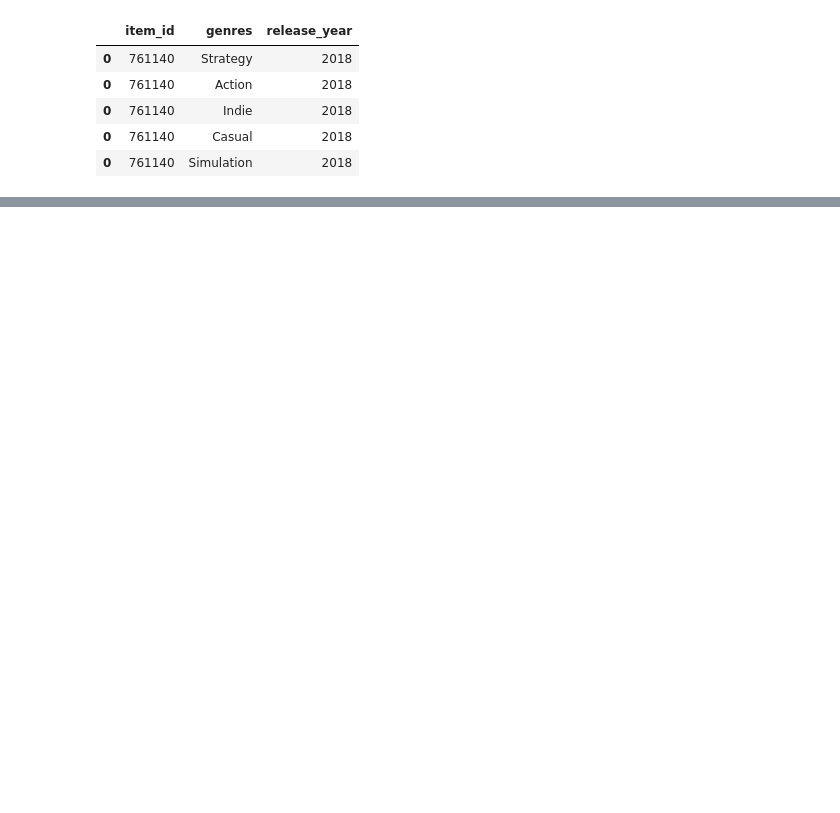
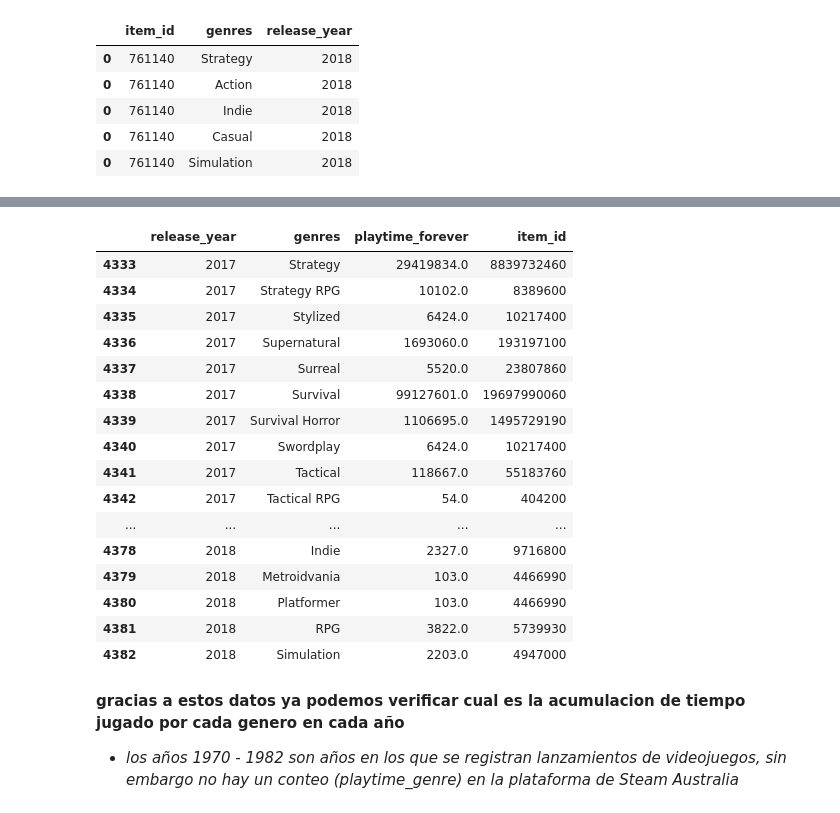
Before and after one commit to matiasbarriosled/PI1-MLOps, a Jupyter notebook: eda/EDA.ipynb, the cells around one changed output, grey strips where cells are left out. Cells and saved outputs as stored; diff of their text form; code cells hidden in the pictures; blank space fills up the shorter version.

```diff
--- a/eda/EDA.ipynb
+++ b/eda/EDA.ipynb
@@ -80,0 +86,4 @@ datos_games.head()
+# %%
+items_games = items_games[['release_year', 'genres', 'playtime_forever']]
+items_games = items_games.explode('genres').reset_index()
+items_games.head()
@@ -106,0 +175,23 @@ TypeError: bar() missing 1 required positional argument: 'height'
+# %%
+items_games.tail(50)
+# %% [output]
+|  | release_year | genres | playtime_forever | item_id |
+| 4333 | 2017 | Strategy | 29419834.0 | 8839732460 |
+| 4334 | 2017 | Strategy RPG | 10102.0 | 8389600 |
+| 4335 | 2017 | Stylized | 6424.0 | 10217400 |
+| 4336 | 2017 | Supernatural | 1693060.0 | 193197100 |
+| 4337 | 2017 | Surreal | 5520.0 | 23807860 |
+| 4338 | 2017 | Survival | 99127601.0 | 19697990060 |
+| 4339 | 2017 | Survival Horror | 1106695.0 | 1495729190 |
+| 4340 | 2017 | Swordplay | 6424.0 | 10217400 |
+| 4341 | 2017 | Tactical | 118667.0 | 55183760 |
+| 4342 | 2017 | Tactical RPG | 54.0 | 404200 |
+| ... | ... | ... | ... | ... |
+| 4378 | 2018 | Indie | 2327.0 | 9716800 |
+| 4379 | 2018 | Metroidvania | 103.0 | 4466990 |
+| 4380 | 2018 | Platformer | 103.0 | 4466990 |
+| 4381 | 2018 | RPG | 3822.0 | 5739930 |
+| 4382 | 2018 | Simulation | 2203.0 | 4947000 |
+# %% [markdown]
+**gracias a estos datos ya podemos verificar cual es la acumulacion de tiempo jugado por cada genero en cada año**
++ *los años 1970 - 1982 son años en los que se registran lanzamientos de videojuegos, sin embargo no hay un conteo (playtime_genre) en la plataforma de Steam Australia*
```
Also changed, not shown: parts of 19 cells of this notebook, 3 other files.
